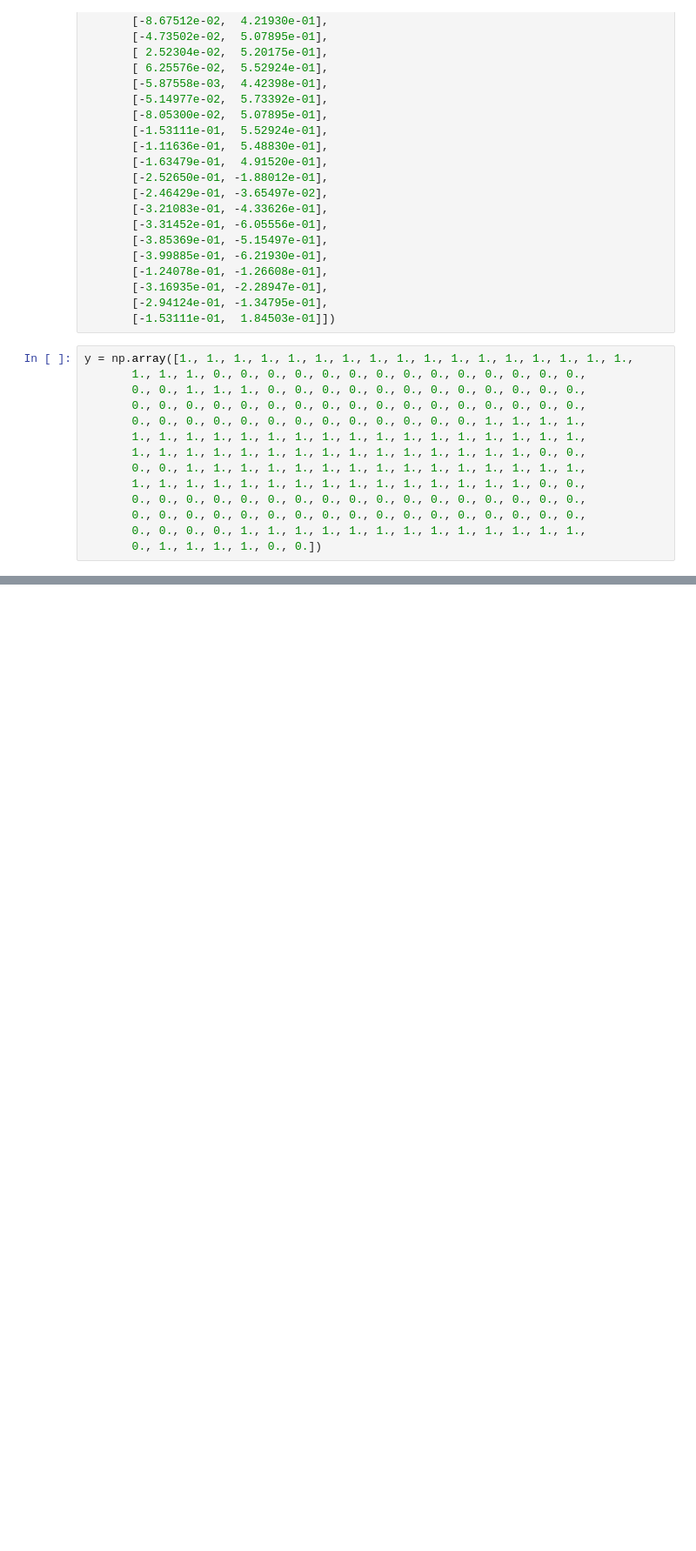
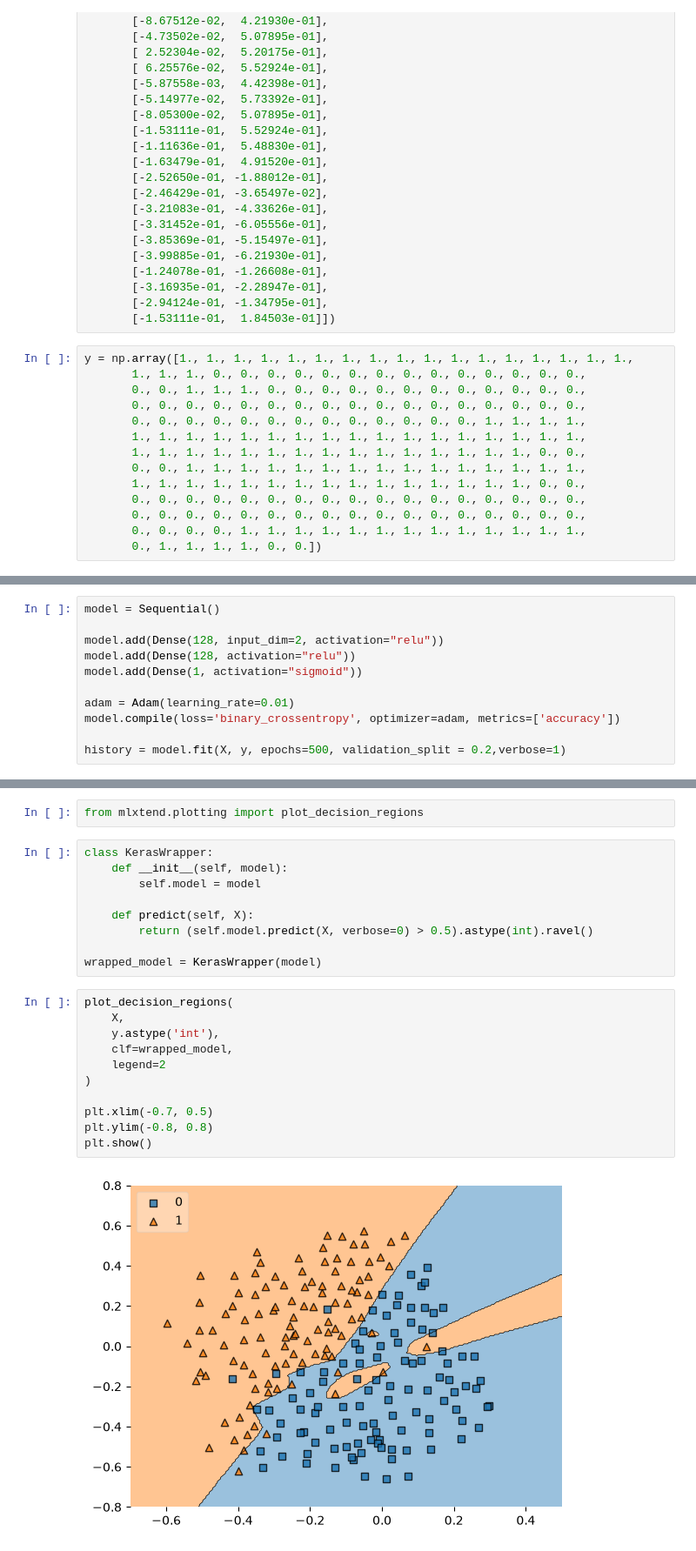
Before and after one commit to uravashiagrawal-hue/deep-learning, a Jupyter notebook: problems in neural network/overfitting/dropoutLayers.ipynb, the cells around one changed output, grey strips where cells are left out. Shown at 87% size. Cells and saved outputs as stored; diff of their text form; blank space fills up the shorter version.

Commit message:
analysing the classification model, its clear model is trying to overfit

```diff
--- a/problems in neural network/overfitting/dropoutLayers.ipynb
+++ b/problems in neural network/overfitting/dropoutLayers.ipynb
@@ -333,0 +345,11 @@ y = np.array([1., 1., 1., 1., 1., 1., 1., 1., 1., 1., 1., 1., 1., 1., 1., 1., 1.
+# %%
+model = Sequential()
+
+model.add(Dense(128, input_dim=2, activation="relu"))
+model.add(Dense(128, activation="relu"))
+model.add(Dense(1, activation="sigmoid"))
+
+adam = Adam(learning_rate=0.01)
+model.compile(loss='binary_crossentropy', optimizer=adam, metrics=['accuracy'])
+
+history = model.fit(X, y, epochs=500, validation_split = 0.2,verbose=1)
@@ -333,0 +375,24 @@ y = np.array([1., 1., 1., 1., 1., 1., 1., 1., 1., 1., 1., 1., 1., 1., 1., 1., 1.
+# %%
+from mlxtend.plotting import plot_decision_regions
+# %%
+class KerasWrapper:
+    def __init__(self, model):
+        self.model = model
+
+    def predict(self, X):
+        return (self.model.predict(X, verbose=0) > 0.5).astype(int).ravel()
+
+wrapped_model = KerasWrapper(model)
+# %%
+plot_decision_regions(
+    X,
+    y.astype('int'),
+    clf=wrapped_model,
+    legend=2
+)
+
+plt.xlim(-0.7, 0.5)
+plt.ylim(-0.8, 0.8)
+plt.show()
+# %% [output]
+[figure, added]
```
Also changed, not shown: parts of 5 cells of this notebook.
